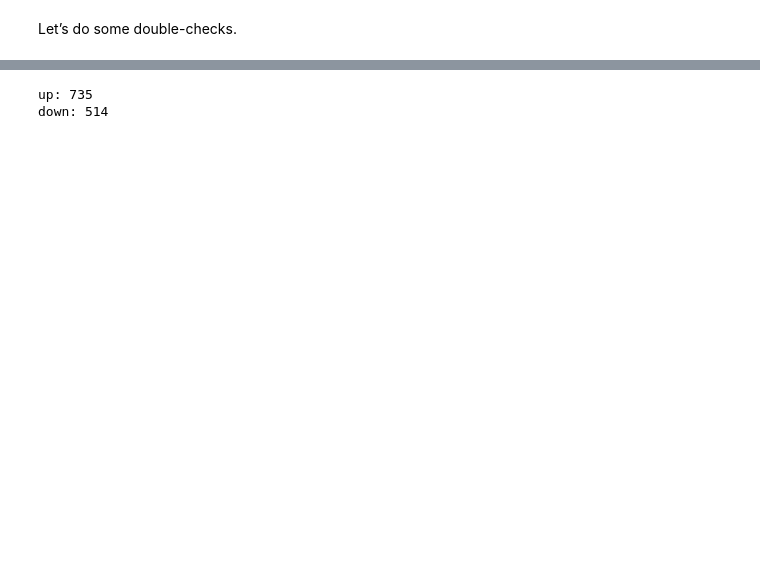
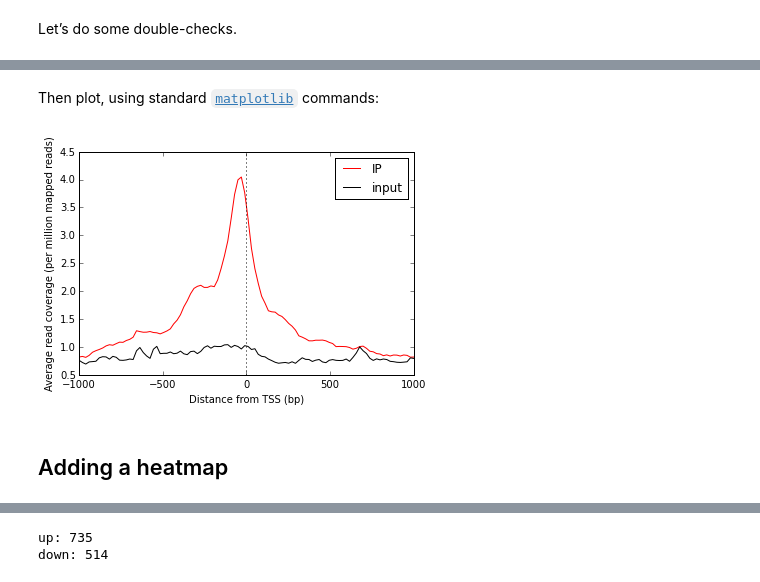
Before and after one commit to daler/metaseq, a Jupyter notebook: doc/source/example_session.ipynb, the cells around one changed output, grey strips where cells are left out. Saved outputs shown, nothing was run; the diff lists cells and outputs as text; code cells hidden in the pictures; blank space fills up the shorter version.

```diff
--- a/doc/source/example_session.ipynb
+++ b/doc/source/example_session.ipynb
@@ -248,0 +208,48 @@ knockdown = ResultsTable(knockdown_filename, import_kwargs=dict(index_col=0))
+# %% [markdown]
+Then plot, using standard [`matplotlib`](http://matplotlib.org/) commands:
+# %%
+# Import plotting tools
+from matplotlib import pyplot as plt
+
+
+# Create a figure and axes
+fig = plt.figure()
+ax = fig.add_subplot(111)
+
+
+# Plot the IP:
+ax.plot(
+    # use the x-axis values we created
+    x,
+
+    # axis=0 takes the column-wise mean, so with
+    # 100 columns we'll have 100 means to plot
+    arrays['ip'].mean(axis=0),
+
+    # Make it red
+    color='r',
+
+    # Label to show up in legend
+    label='IP')
+
+
+# Do the same thing with the input
+ax.plot(
+    x,
+    arrays['input'].mean(axis=0),
+    color='k',
+    label='input')
+
+
+# Add a vertical line at the TSS, at position 0
+ax.axvline(0, linestyle=':', color='k')
+
+
+# Add labels and legend
+ax.set_xlabel('Distance from TSS (bp)')
+ax.set_ylabel('Average read coverage (per million mapped reads)')
+ax.legend(loc='best');
+# %% [output]
+[figure, added]
+# %% [markdown]
+## Adding a heatmap
```
Also changed, not shown: parts of 102 cells of this notebook, 10 other files.
